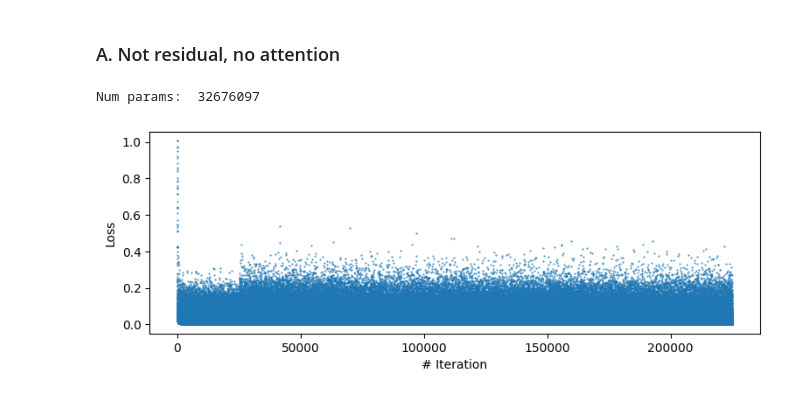
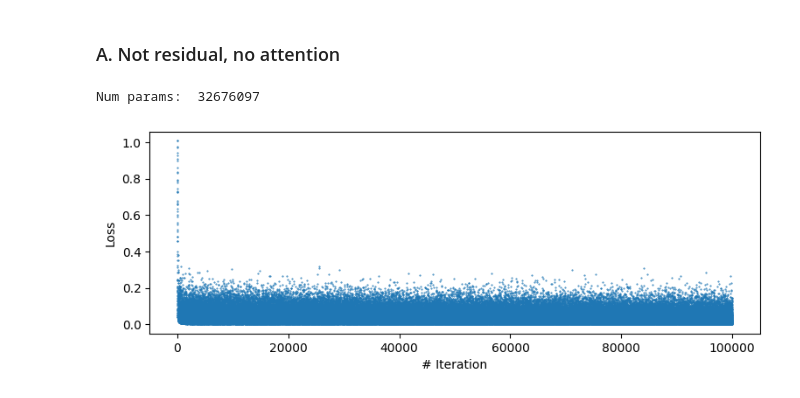
Before and after one commit to SebastianMerino/DiffusionBeamformerV2, a Jupyter notebook: sampling_simple.ipynb, the cells around one changed output. Cells and saved outputs as stored; diff of their text form; code cells hidden in the pictures.

```diff
--- a/sampling_simple.ipynb
+++ b/sampling_simple.ipynb
@@ -33,30 +33,30 @@ len(data)
 # %%
 from model import UNETv13
 device = torch.device("cuda:0" if torch.cuda.is_available() else torch.device('cpu'))
 
-save_dir = r'.\weights'
-training_epochs = 100 # 20 for initial version
+save_dir = r'.\weightsBN'
+training_epochs = 80 # 20 for initial version
 model13A = UNETv13(residual=False, attention_res=[], group_norm=False).to(device)
 
 # save_dir = r'.\weightsGN'
 # training_epochs = 70
 # model13A = UNETv13(residual=False, attention_res=[], group_norm=True).to(device)
 #
 
 model13A.load_state_dict(torch.load(f"{save_dir}\\model_{training_epochs}.pth", map_location=device))
 print("Num params: ", sum(p.numel() for p in model13A.parameters()))
 
 plt.figure(figsize=(9, 3))
 loss_npy = np.load(f"{save_dir}\\loss_{training_epochs}.npy")
 plt.scatter([x for x in range(len(loss_npy))], loss_npy, s=0.2)
 plt.xlabel('# Iteration')
 plt.ylabel('Loss')
 # plt.xlim(000,35000)
 # plt.ylim(0, 0.01)
 plt.show()
 # %% [output]
 Num params:  32676097
-[figure, old version]
+[figure, new version]
 # %%
 intermediate = []
 for step in diffusion.p_sample_loop_progressive(model13A, y_sample.shape, x_sample, progress=True, clip_denoised=True):
```
Also changed, not shown: parts of 3 cells of this notebook, 1 other file.
